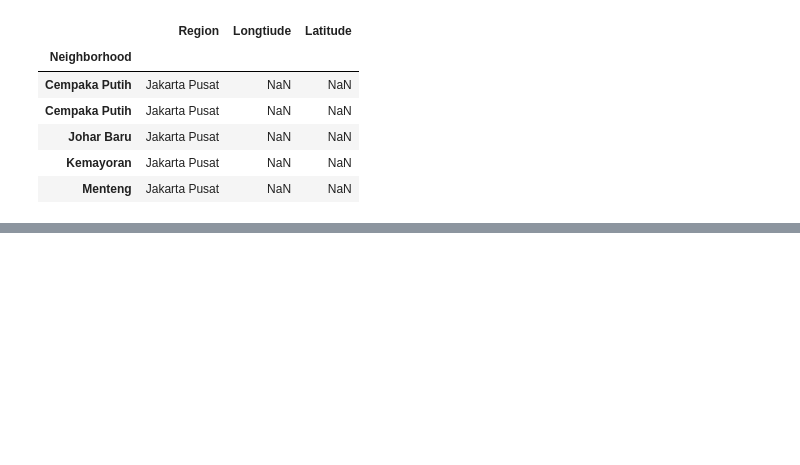
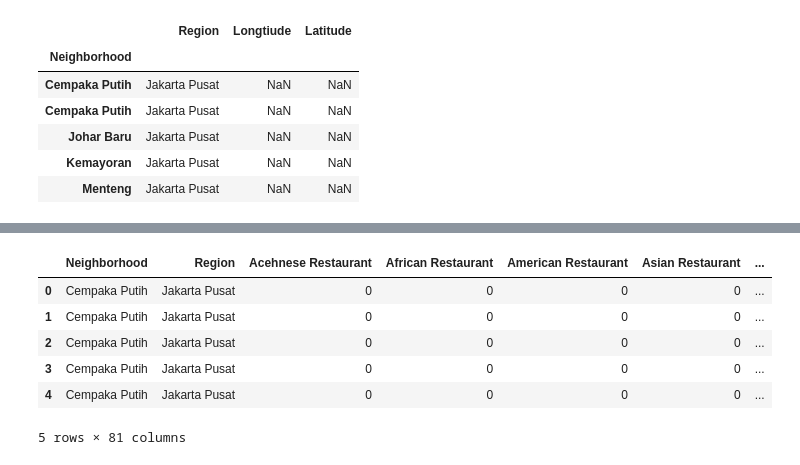
Before and after one commit to vickyysiahaan/FnB_Business_Opportunity_Seeker, a Jupyter notebook: FnB Business Seeker.ipynb, the cells around one changed output, grey strips where cells are left out. Drawn from its saved outputs; the diff is of its cells as text; code cells hidden in the pictures; blank space fills up the shorter version.

```diff
--- a/FnB Business Seeker.ipynb
+++ b/FnB Business Seeker.ipynb
@@ -152,0 +237,23 @@ memory usage: 1.4+ KB
+# %%
+# one hot encoding
+jakarta_onehot = pd.get_dummies(jakarta_food_venues[['Venue_Category']], prefix="", prefix_sep="")
+
+columns = jakarta_onehot.columns
+
+# add neighborhood column back to dataframe
+jakarta_onehot['Neighborhood'] = jakarta_food_venues['Neighborhood']
+jakarta_onehot['Region'] = jakarta_food_venues['Region']
+
+# move neighborhood column to the first column
+fixed_columns = ["Neighborhood", "Region"] + list(columns)
+jakarta_onehot = jakarta_onehot[fixed_columns]
+
+jakarta_onehot.head()
+# %% [output]
+|  | Neighborhood | Region | Acehnese Restaurant | African Restaurant | American Restaurant | Asian Restaurant | ... |
+| 0 | Cempaka Putih | Jakarta Pusat | 0 | 0 | 0 | 0 | ... |
+| 1 | Cempaka Putih | Jakarta Pusat | 0 | 0 | 0 | 0 | ... |
+| 2 | Cempaka Putih | Jakarta Pusat | 0 | 0 | 0 | 0 | ... |
+| 3 | Cempaka Putih | Jakarta Pusat | 0 | 0 | 0 | 0 | ... |
+| 4 | Cempaka Putih | Jakarta Pusat | 0 | 0 | 0 | 0 | ... |
+5 rows × 81 columns
```
Also changed, not shown: parts of 17 cells of this notebook, 5 other files.
